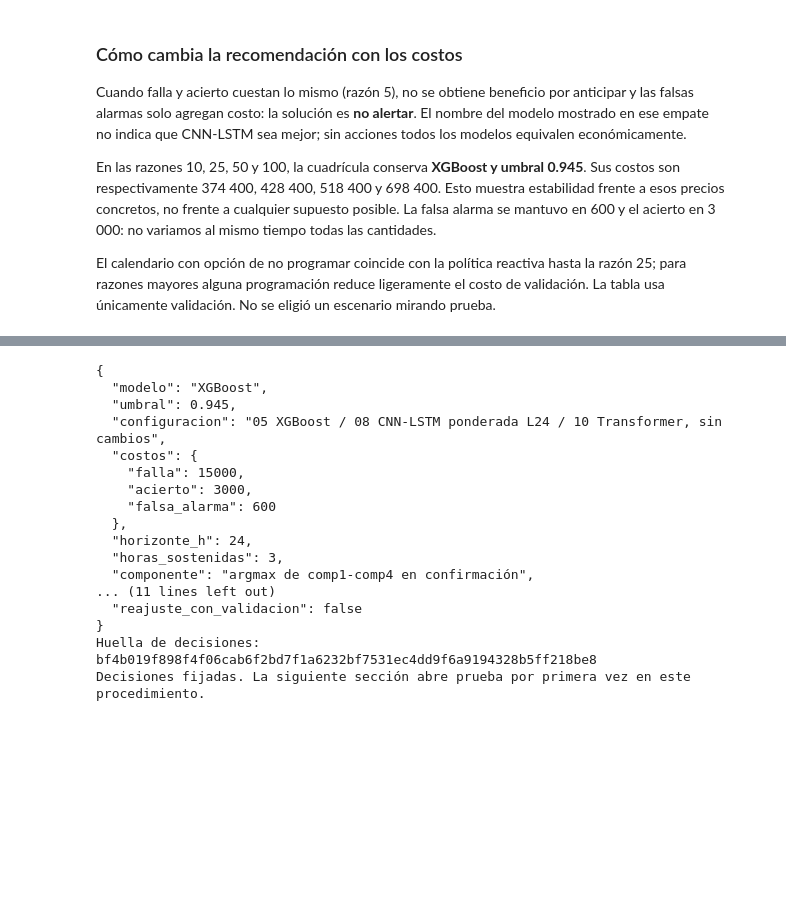
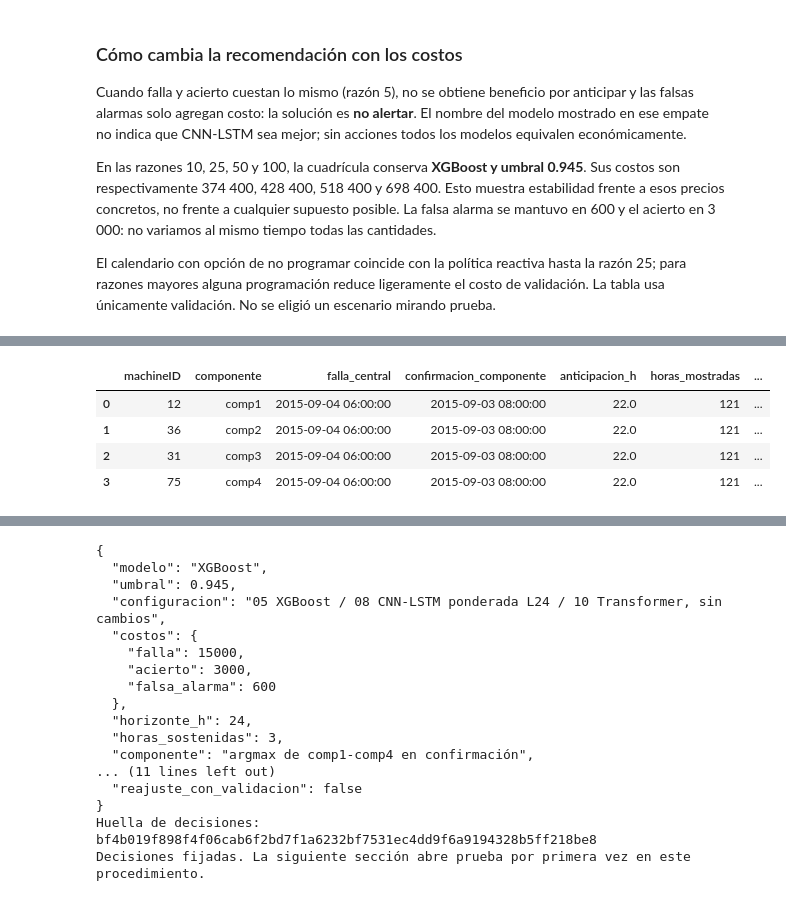
Before and after one commit to emiliano-guzman/mantenimiento_reto, a Jupyter notebook: Modelación/13_política_mantenimiento.ipynb, the cells around one changed output, grey strips where cells are left out. Cells and saved outputs as stored; diff of their text form; code cells hidden in the pictures; blank space fills up the shorter version.

```diff
--- a/Modelación/13_política_mantenimiento.ipynb
+++ b/Modelación/13_política_mantenimiento.ipynb
@@ -516,0 +527,77 @@ El calendario con opción de no programar coincide con la política reactiva has
+# %%
+# Trabajar con copias de validación y con la selección ya calculada, sin modificar sus objetos.
+requeridas_revision_13 = ["validacion_13", "predicciones_validacion_13", "eventos_validacion_13",
+                         "evaluacion_validacion_13", "elegido_13"]
+if not all(nombre in globals() for nombre in requeridas_revision_13):
+    raise RuntimeError("Se necesitan las variables previas de validación. Las gráficas ya guardadas pueden consultarse sin ejecutar.")
+modelo_revision_13 = str(elegido_13.modelo)
+umbral_revision_13 = float(elegido_13.umbral)
+revision_horas_13 = validacion_13[["machineID", "datetime"]].copy()
+revision_horas_13["probabilidad"] = predicciones_validacion_13[modelo_revision_13]["binaria"].copy()
+revision_horas_13["componente_propuesto"] = np.array(componentes_13)[
+    predicciones_validacion_13[modelo_revision_13]["multiclase"][:, 1:].argmax(axis=1)]
+assert revision_horas_13.datetime.between("2015-09-01", "2015-11-01", inclusive="left").all()
+
+# Confirmar con la regla original sobre todo el periodo; no reiniciar la racha al recortar una figura.
+filas_revision_13 = confirmar_13(revision_horas_13.probabilidad.to_numpy(), umbral_revision_13,
+                                evaluacion_validacion_13["continuidad"])
+confirmaciones_revision_13 = revision_horas_13.iloc[filas_revision_13].copy()
+
+# Leer los eventos originales y conservar únicamente validación para esta revisión.
+eventos_revision_13 = {}
+for nombre, archivo in [("errores", "PdM_errors.csv"), ("mantenimiento", "PdM_maint.csv")]:
+    tabla = pd.read_csv(ruta_repo / "Datos" / archivo, parse_dates=["datetime"])
+    eventos_revision_13[nombre] = tabla.loc[
+        tabla.datetime.between("2015-09-01", "2015-11-01", inclusive="left")].copy()
+eventos_revision_13["fallas"] = eventos_validacion_13.copy()
+
+# Elegir ejemplos por fechas y componente, sin consultar las probabilidades.
+casos_revision_13 = []
+maquinas_usadas_revision_13 = set()
+for componente in componentes_13:
+    candidatas = eventos_validacion_13.loc[eventos_validacion_13.componente == componente]
+    candidatas = candidatas.sort_values(["datetime", "machineID"])
+    for evento in candidatas.itertuples(index=False):
+        if evento.machineID in maquinas_usadas_revision_13:
+            continue
+        inicio_ventana = evento.datetime - pd.Timedelta(hours=72)
+        fin_ventana = evento.datetime + pd.Timedelta(hours=48)
+        esperadas = pd.date_range(inicio_ventana, fin_ventana, freq="h")
+        horas = pd.DatetimeIndex(revision_horas_13.loc[
+            revision_horas_13.machineID == evento.machineID, "datetime"])
+        if esperadas.isin(horas).all():
+            casos_revision_13.append({"machineID": evento.machineID, "componente": componente,
+                "falla_central": evento.datetime, "inicio": inicio_ventana, "fin": fin_ventana})
+            maquinas_usadas_revision_13.add(evento.machineID)
+            break
+casos_revision_13 = pd.DataFrame(casos_revision_13)
+assert len(casos_revision_13) == 4 and casos_revision_13.machineID.nunique() == 4
+assert set(casos_revision_13.componente) == set(componentes_13)
+display(casos_revision_13)
+
+# Resumir la oportunidad de anticipar la falla central con el componente correcto.
+resumen_revision_13 = []
+for caso in casos_revision_13.itertuples(index=False):
+    ventana = revision_horas_13.loc[(revision_horas_13.machineID == caso.machineID) &
+        revision_horas_13.datetime.between(caso.inicio, caso.fin)]
+    # Incluir el extremo de 24 horas, igual que el horizonte (t, t+24 h].
+    confirmaciones = confirmaciones_revision_13.loc[
+        (confirmaciones_revision_13.machineID == caso.machineID) &
+        (confirmaciones_revision_13.datetime >= caso.falla_central - pd.Timedelta(hours=24)) &
+        (confirmaciones_revision_13.datetime < caso.falla_central) &
+        (confirmaciones_revision_13.componente_propuesto == caso.componente)]
+    primera = confirmaciones.datetime.min() if len(confirmaciones) else pd.NaT
+    anticipacion = (caso.falla_central - primera).total_seconds() / 3600 if pd.notna(primera) else np.nan
+    fila = {"machineID": caso.machineID, "componente": caso.componente,
+        "falla_central": caso.falla_central, "confirmacion_componente": primera,
+        "anticipacion_h": anticipacion, "horas_mostradas": len(ventana)}
+    for nombre, tabla in eventos_revision_13.items():
+        seleccion = (tabla.machineID == caso.machineID) & tabla.datetime.between(caso.inicio, caso.fin)
+        fila["registros_" + nombre] = int(seleccion.sum())
+    mantenimiento = eventos_revision_13["mantenimiento"]
+    fila["reemplazo_mismo_componente_y_hora"] = bool(((mantenimiento.machineID == caso.machineID) &
+        (mantenimiento.comp == caso.componente) & (mantenimiento.datetime == caso.falla_central)).any())
+    resumen_revision_13.append(fila)
+resumen_revision_13 = pd.DataFrame(resumen_revision_13)
+display(resumen_revision_13)
+# %% [output]
@@ -516,0 +609,5 @@ El calendario con opción de no programar coincide con la política reactiva has
+|  | machineID | componente | falla_central | confirmacion_componente | anticipacion_h | horas_mostradas | ... |
+| 0 | 12 | comp1 | 2015-09-04 06:00:00 | 2015-09-03 08:00:00 | 22.0 | 121 | ... |
+| 1 | 36 | comp2 | 2015-09-04 06:00:00 | 2015-09-03 08:00:00 | 22.0 | 121 | ... |
+| 2 | 31 | comp3 | 2015-09-04 06:00:00 | 2015-09-03 08:00:00 | 22.0 | 121 | ... |
+| 3 | 75 | comp4 | 2015-09-04 06:00:00 | 2015-09-03 08:00:00 | 22.0 | 121 | ... |
```
Also changed, not shown: parts of 10 cells of this notebook, 1 other file.
